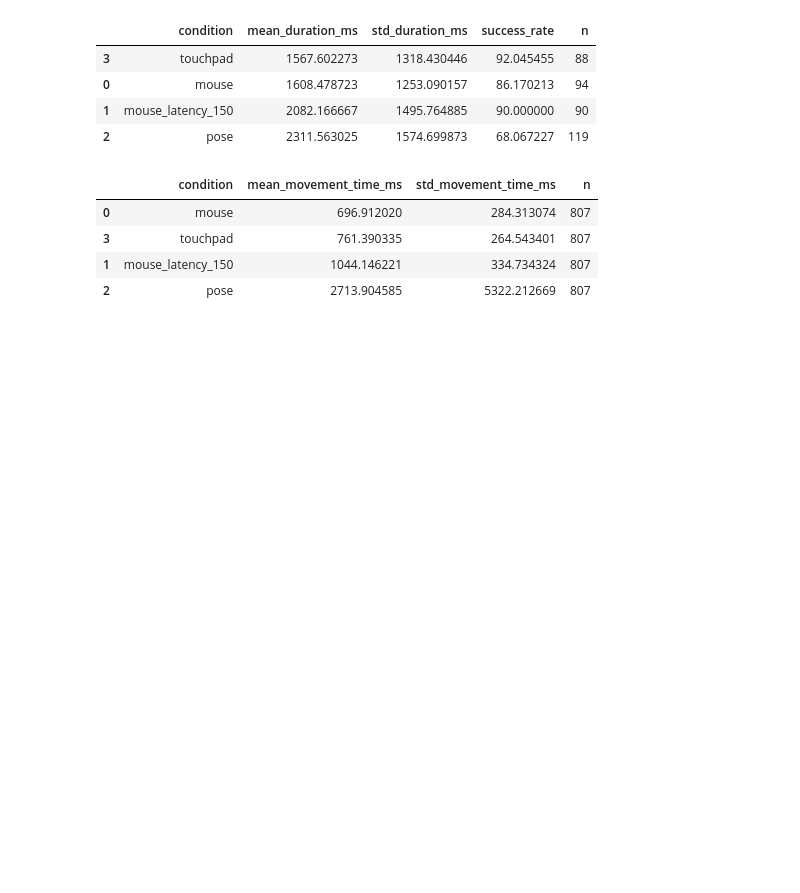
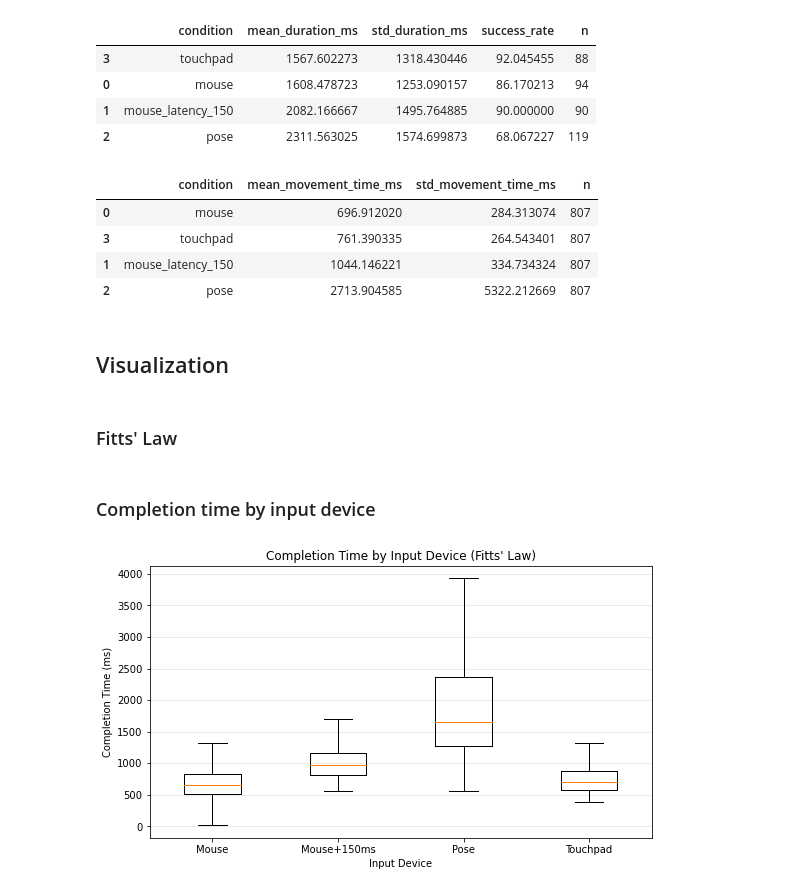
Before and after one commit to ITT-26/assignment-07-pointing-max-thu, a Jupyter notebook: task_5/analysis.ipynb, the cells around one changed output. Saved outputs shown, nothing was run; the diff lists cells and outputs as text; code cells hidden in the pictures; blank space fills up the shorter version.

```diff
--- a/task_5/analysis.ipynb
+++ b/task_5/analysis.ipynb
@@ -125,3 +161,31 @@ fitts_summary
 | 3 | touchpad | 761.390335 | 264.543401 | 807 |
 | 1 | mouse_latency_150 | 1044.146221 | 334.734324 | 807 |
 | 2 | pose | 2713.904585 | 5322.212669 | 807 |
+# %% [markdown]
+## Visualization
+# %% [markdown]
+### Fitts' Law
+# %% [markdown]
+### Completion time by input device
+# %%
+fig, ax = plt.subplots(figsize=(9,5))
+
+ax.boxplot(
+    [
+        fitts_data.loc[fitts_data["condition"]=="mouse","movement_time"].dropna(),
+        fitts_data.loc[fitts_data["condition"]=="mouse_latency_150","movement_time"].dropna(),
+        fitts_data.loc[fitts_data["condition"]=="pose","movement_time"].dropna(),
+        fitts_data.loc[fitts_data["condition"]=="touchpad","movement_time"].dropna(),
+    ],
+    labels=["Mouse","Mouse+150ms","Pose","Touchpad"],
+    showfliers=False
+)
+
+ax.set_ylabel("Completion Time (ms)")
+ax.set_xlabel("Input Device")
+ax.set_title("Completion Time by Input Device (Fitts' Law)")
+ax.grid(axis="y", alpha=0.3)
+
+plt.show()
+# %% [output]
+[figure, added]
```
Also changed, not shown: parts of 26 cells of this notebook.
